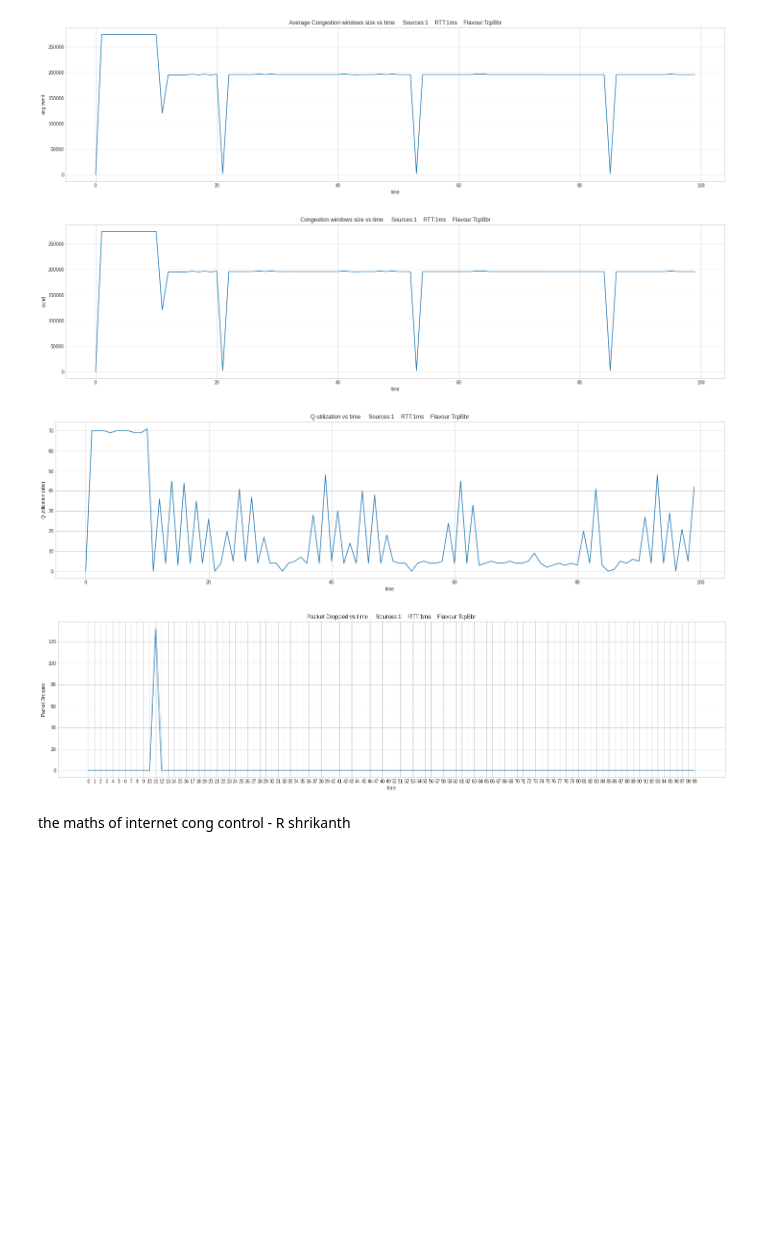
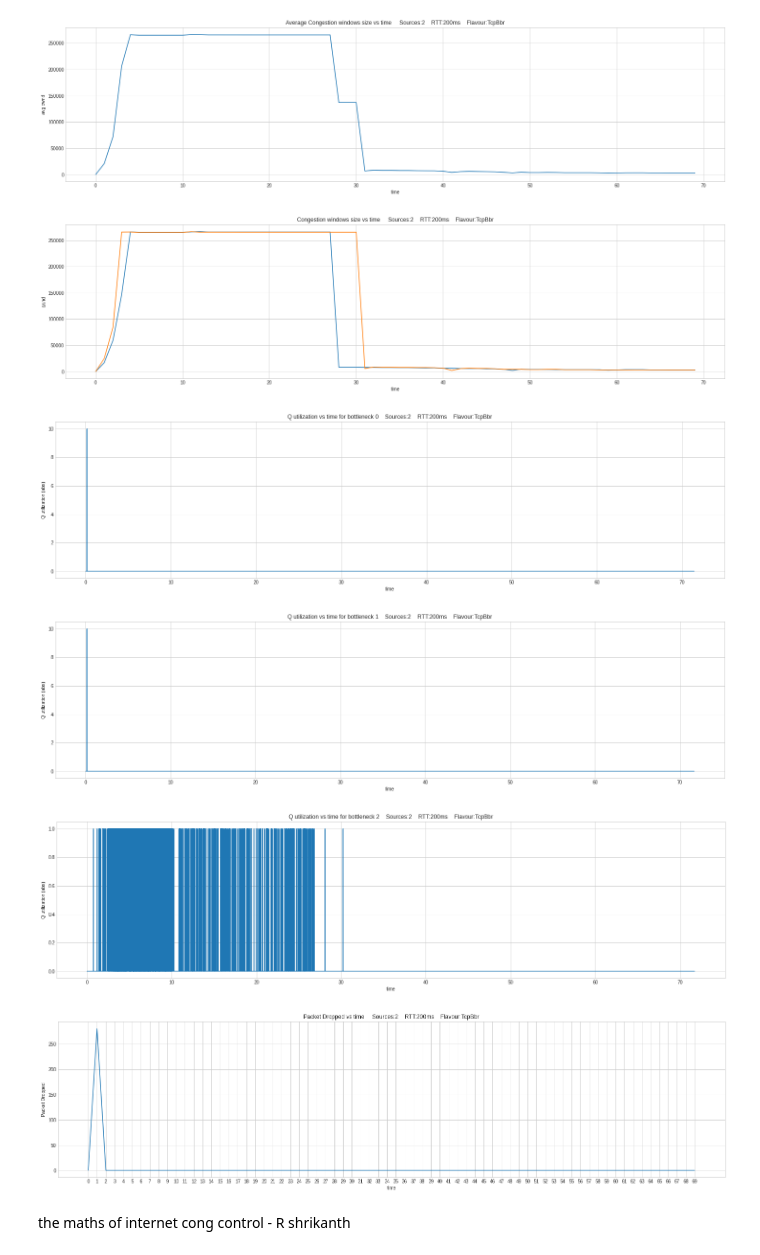
Before and after one commit to divyashk/TCP-BBR-ns3, a Jupyter notebook: dumbell-ns3/report.ipynb, the cells around one changed output. Drawn from its saved outputs; the diff is of its cells as text; code cells hidden in the pictures; blank space fills up the shorter version.

```diff
--- a/dumbell-ns3/report.ipynb
+++ b/dumbell-ns3/report.ipynb
@@ -123,7 +123,7 @@ def plot_link_utilization_vs_time( noOfSources = 2, rtt = "10ms" , flavour= "Tcp
     plt.title(f"Link utilization vs time     Sources:{noOfSources}    RTT:{rtt}    Flavour:{flavour}")
     f.close()
 
-def plot_qsize_vs_time( noOfSources = 2, rtt = "10ms" , flavour= "TcpBbr", maxQSize = "2084p"):
+def plot_qsize_vs_time( noOfSources = 2, rtt = "10ms" , flavour= "TcpBbr", maxQSize = "2084p", queueName = "C"):
     f = plt.figure()
     f.set_figwidth(25)
     f.set_figheight(6)
@@ -131,7 +131,7 @@ def plot_qsize_vs_time( noOfSources = 2, rtt = "10ms" , flavour= "TcpBbr", maxQS
 
     qutilvstime = {}
 
-    with open(f"/mnt/Store/Project-summer/runtime/{flavour}/{rtt}/{noOfSources}/qsizeTrace.txt", "r") as f:
+    with open(f"/mnt/Store/Project-summer/runtime/{flavour}/{rtt}/{noOfSources}/qsizeTrace_{queueName}.txt", "r") as f:
         lines = f.readlines()
 
     for line in lines:
@@ -144,7 +144,7 @@ def plot_qsize_vs_time( noOfSources = 2, rtt = "10ms" , flavour= "TcpBbr", maxQS
 
     plt.xlabel("time")
     plt.ylabel("Q utilization (abs)")
-    plt.title(f"Q utilization vs time     Sources:{noOfSources}    RTT:{rtt}    Flavour:{flavour}")
+    plt.title(f"Q utilization vs time for bottleneck {queueName}    Sources:{noOfSources}    RTT:{rtt}    Flavour:{flavour}")
     f.close()
 
 def clean(flavor = "default" ,
@@ -154,12 +154,12 @@ def clean(flavor = "default" ,
           total_input_bandwidth = 2, bottleneck_bandwidth = 1, RTT = 10, recvWindow = 50):
     os.system("rm -rf {}_{}_{}".format(flavor, noOfSource, RTT));
 # %%
-def main(flavour = "TcpBbr" , time = 200 ,total_access_bandwidth = 120, bottleneck_bandwidth = 100,
+def main(flavour = "TcpBbr" , time = 200 ,total_access_bandwidth = 120, bottleneck_bandwidth_A = 200, bottleneck_bandwidth_B = 100, bottleneck_bandwidth_C = 100,
          bottleneck_delay = 1 , RTT = "10ms", packetSize = 1458, queueL = "5p", noOfSource = 2,
          rcvBuff = 1458*10000, sndBuff = 1458*10000, enableBottleneckTrace = 0, SRBuffers = "off"):
 
      if queueL[-3:] == "BDP":
-          queueL = ((float(bottleneck_bandwidth[0:-4]) * (10**6) * float(bottleneck_delay[0:-2]) * 10**(-3))/8)/packetSize
+          queueL = ((float(bottleneck_bandwidth_B[0:-4]) * (10**6) * float(2*bottleneck_delay[0:-2] + RTT[0:-2]) * 10**(-3))/8)/packetSize
           queueL = str(queueL)+'p'
 
      print ( queueL )
@@ -194,34 +194,38 @@ def main(flavour = "TcpBbr" , time = 200 ,total_access_bandwidth = 120, bottlene
      # if os.path.exists("/mnt/Store/Project-summer/runtime"):
      #     os.system("rm -rf /mnt/Store/Project-summer/runtime/*")
 
-     cmd = f'''./ns3 run \"scratch/tcp_ftp_n --nSources={noOfSource}
-     --flavour={flavour} --bottleneckBandwidth={bottleneck_bandwidth}
+
+     cmd = f'''./ns3 run \"scratch/tcp_ftp_n_bg --nSources={noOfSource}
+     --flavour={flavour} --bottleneckBandwidthA={bottleneck_bandwidth_A} --bottleneckBandwidthB={bottleneck_bandwidth_B} --bottleneckBandwidthC={bottleneck_bandwidth_C}
      --bottleneckDelay={bottleneck_delay} --accessBandwidth={access_link_bandwidth}
      --queueSize={queueL} --pktSize={packetSize}
      --simDuration={time} --enableBottleneckTrace={enableBottleneckTrace}
      --RTT={RTT}\"'''
 
      #--command-template=\"gdb --args %s <args>\"
-
+     queueNames = [0, 1, 2]  # 0 = A, 1 = B, 2 = C
      #print(cmd)
      os.system(cmd)
      plot_cwnd_vs_time(noOfSource, RTT, flavour)
      plot_cwnd_vs_time_individual(noOfSource, RTT, flavour)
-     plot_qsize_vs_time(noOfSource, RTT, flavour, queueL)
+     for queueName in queueNames:
+          plot_qsize_vs_time(noOfSource, RTT, flavour, queueL, queueName)
      plot_dropped_vs_time(noOfSource, RTT, flavour)
      #plot_link_utilization_vs_time(noOfSource, RTT, flavour, bottleneck_bandwidth, packetSize)
 # %%
 pktSize = 536
-
+# 3 bottleneck topology
 main(flavour = "TcpBbr",
-     time = 100,
-     noOfSource = 1,
-     total_access_bandwidth = "40Mbps",
-     RTT = "1ms",
-     bottleneck_bandwidth = "10Mbps",
-     bottleneck_delay = "40ms",
+     time = 70,
+     noOfSource = 2,
+     total_access_bandwidth = "1000Mbps",
+     RTT = "200ms",
+     bottleneck_bandwidth_A = "1Mbps",
+     bottleneck_bandwidth_B = "1Mbps",
+     bottleneck_bandwidth_C = "1Mbps",
+     bottleneck_delay = "10ms",
      packetSize = pktSize,
-     queueL = "1.5 BDP",
+     queueL = "10p",
      enableBottleneckTrace = 0,
      )
 # %% [output]
@@ -237,7 +248,9 @@ ninja: no work to do.
-[figure, old version]
+[figure, new version]
-[figure, old version]
+[figure, new version]
-[figure, old version]
+[figure, new version]
-[figure, old version]
+[figure, new version]
+[figure, added]
+[figure, added]
 # %% [markdown]
 the maths of internet cong control - R shrikanth
 # %%
```
Also changed, not shown: parts of 2 cells of this notebook.
